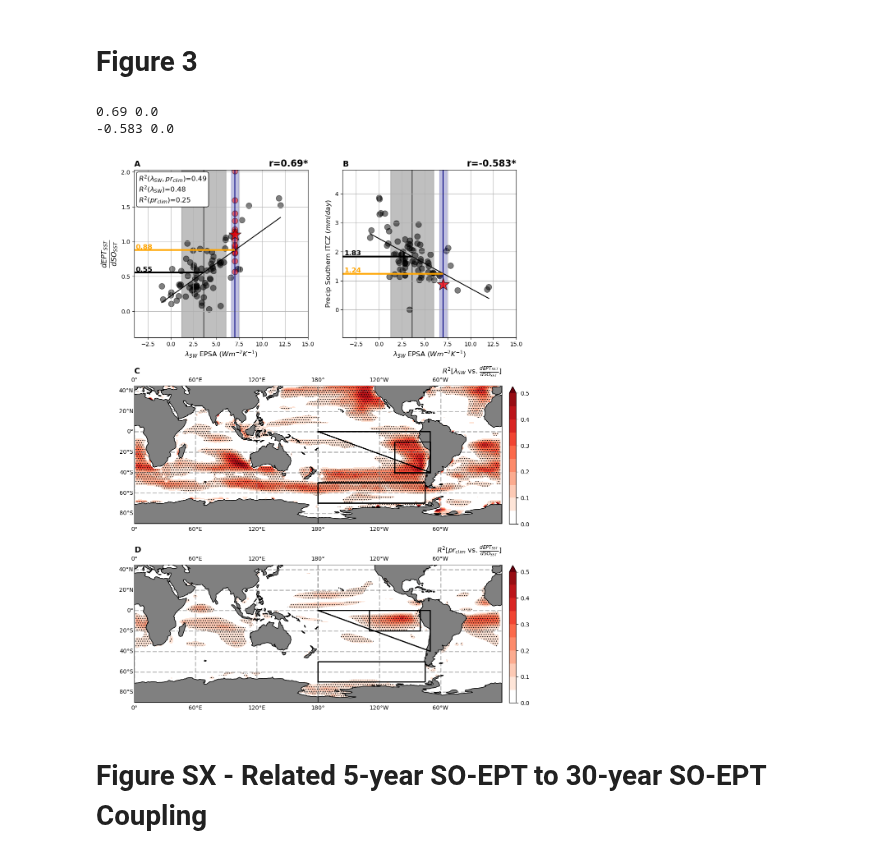
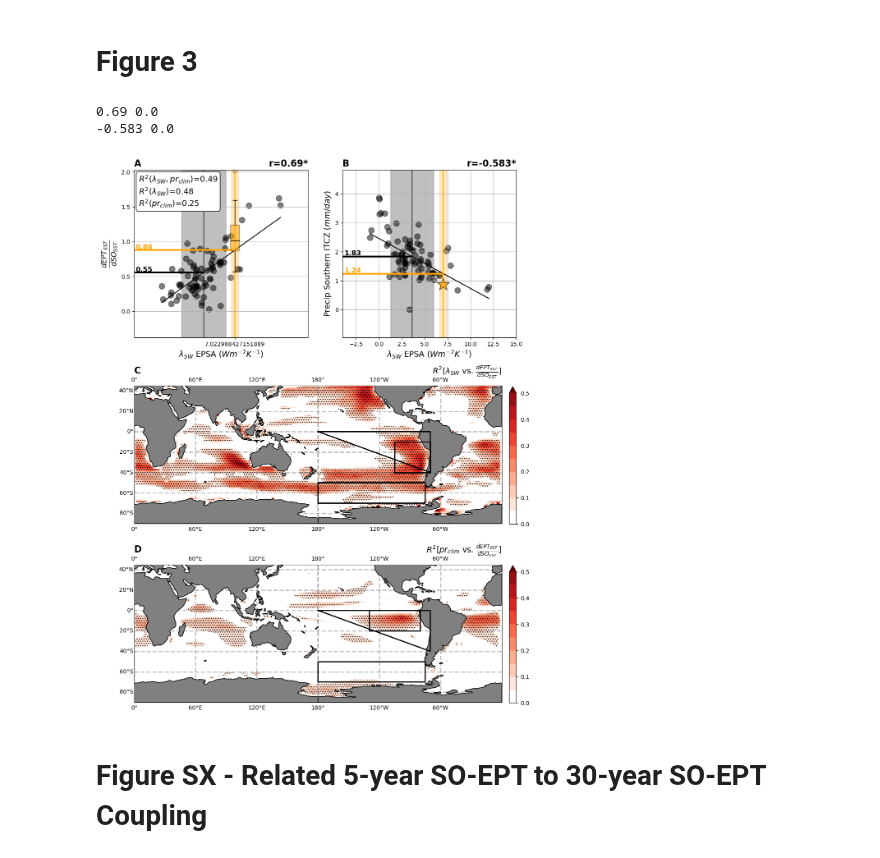
Before and after one commit to zacespinosa/SO-EP-teleconnection, a Jupyter notebook: Figure_Notebooks/Figure_3_swcf_coupling.ipynb, the cells around one changed output. Cells and saved outputs as stored; diff of their text form; code cells hidden in the pictures.

```diff
--- a/Figure_Notebooks/Figure_3_swcf_coupling.ipynb
+++ b/Figure_Notebooks/Figure_3_swcf_coupling.ipynb
@@ -72,8 +73,8 @@ def create_panel_a(ax, x6, y6, x5: list = [], y5: list = [], vline=0) -> None:
     ax.set_ylim(ymin-bordery, ymax+bordery)
 
     # Vertical line for avg and std of obs
-    ax.vlines(np.mean(vline), ymin=ymin-bordery, ymax=ymax+bordery, color="navy")
-    ax.fill_between(x=[np.mean(vline) - np.std(vline), np.mean(vline) + np.std(vline)], y1=ymin-bordery, y2=ymax+bordery,color="navy", alpha=.25)
+    ax.vlines(np.mean(vline), ymin=ymin-bordery, ymax=ymax+bordery, color="orange")
+    ax.fill_between(x=[np.mean(vline) - np.std(vline), np.mean(vline) + np.std(vline)], y1=ymin-bordery, y2=ymax+bordery,color="orange", alpha=.25)
 
     # Add Model Vertical Lines
     ax.vlines(mmm, ymin=ymin-bordery, ymax=ymax+bordery, color=colors[0], label='_nolegend_', alpha=.5, linewidth=2, zorder=0)
@@ -85,10 +86,12 @@ def create_panel_a(ax, x6, y6, x5: list = [], y5: list = [], vline=0) -> None:
     sig_obs = np.mean(vline)*slope+intercept
     hline_width = 3
     ax.hlines(y=sig_mmm, xmin=xmin-borderx, xmax=mmm, color="black", linewidth=hline_width)
+    # ax.hlines(y=sig_obs, xmin=xmin-borderx, xmax=np.mean(vline), color="navy", linewidth=hline_width)
     ax.hlines(y=sig_obs, xmin=xmin-borderx, xmax=np.mean(vline), color="orange", linewidth=hline_width)
 
     ax.text(s=f"{np.around(sig_mmm, 2)}", x=xmin-borderx*.95, y=sig_mmm + sig_mmm*.025, color="black", fontsize=12, fontweight="bold")
     ax.text(s=f"{np.around(sig_obs, 2)}", x=xmin-borderx*.95, y=sig_obs + sig_mmm*.025, color="orange", fontsize=12, fontweight="bold")
+    # ax.text(s=f"{np.around(sig_obs, 2)}", x=xmin-borderx*.95, y=sig_obs + sig_mmm*.025, color="navy", fontsize=12, fontweight="bold")
 
 def _global_plot(
     ax,
@@ -336,7 +339,8 @@ R-squared: 0.2485364510005994
 # %% [markdown]
 # Figure 3
 # %%
-title_fontsize = 14
+title_fontsize = 16
+fontsize=14
 # Create figure and gridspec
 fig = plt.figure(figsize=(12, 18))
 gs = fig.add_gridspec(3, 2, height_ratios=[1, 1, 1], wspace=0.2, hspace=0.2)  # 2 rows, 2 columns
@@ -352,7 +356,7 @@ ax4 = fig.add_subplot(gs[2, :], projection=ccrs.PlateCarree(central_longitude=18
 ######## SWCF EPSA vs dEPT/dSO ############
 y, x = get_shared_models(rvalues_so_ept_coupling["reg"].sel(years=12*5), swcf_cmip_epsa)
 create_panel_a(ax1, x.values, y.values, vline=obs_swcf)
-ax1.set_xlabel(r"$\lambda_{SW}$ EPSA ($Wm^{-2}K^{-1}$)", fontsize=12)
+ax1.set_xlabel(r"$\lambda_{SW}$ EPSA ($Wm^{-2}K^{-1}$)", fontsize=fontsize)
 ax1.set_ylabel(r"$\frac{d EPT_{SST}}{dSO_{SST}}$", fontsize=18)
 ax1.set_title(r"A", loc="left", fontweight="bold", fontsize=title_fontsize)
 ax1.grid()
@@ -370,27 +374,56 @@ ax1.text(
     ha='left',
     va='top',
     transform=ax1.transAxes,
-    fontsize=12,
+    fontsize=fontsize,
     multialignment='left',
     bbox=dict(facecolor='white', edgecolor='black', boxstyle='round,pad=0.3')
 )
 
-# Add one dot per obs
+# # Add one dot per obs
+# obs_mean = []
+# for model in obs_sst_so_ept_reg.model.values:
+#     obs_coupling = obs_sst_so_ept_reg.sel(model=model, years=12*5).reg.values
+#     obs_mean.append(obs_coupling)
+#     ax1.scatter(np.mean(obs_swcf), obs_coupling, s=100, alpha=.5, edgecolor="black", color="orange")
+#     # ax1.text(s=model, x=np.mean(obs_swcf) + .5, y=obs_coupling, color="black", fontsize=10) # Add text next to point with label
+# ax1.scatter(np.mean(obs_swcf), np.mean(obs_mean), s=500, zorder=100, alpha=.75, edgecolor="black", color="orange", label="Obs Mean", marker="*")
+
+# Gather all the obs_coupling values
 obs_mean = []
 for model in obs_sst_so_ept_reg.model.values:
     obs_coupling = obs_sst_so_ept_reg.sel(model=model, years=12*5).reg.values
     obs_mean.append(obs_coupling)
-    ax1.scatter(np.mean(obs_swcf), obs_coupling, s=100, alpha=.5, edgecolor="black", color="red")
-    # ax1.text(s=model, x=np.mean(obs_swcf) + .5, y=obs_coupling, color="black", fontsize=10) # Add text next to point with label
-ax1.scatter(np.mean(obs_swcf), np.mean(obs_mean), s=500, zorder=100, alpha=.75, edgecolor="black", color="red", label="Obs Mean", marker="*")
+
+# X position where you want to place the boxplot (same as mean SWCF position)
+xpos = np.mean(obs_swcf)
+
+# Draw the boxplot
+bp = ax1.boxplot(
+    obs_mean,
+    positions=[xpos],
+    widths=1.0,
+    patch_artist=True,
+    boxprops=dict(facecolor='orange', color='black'),
+    medianprops=dict(color='black'),
+    whiskerprops=dict(color='black'),
+    capprops=dict(color='black'),
+    flierprops=dict(marker='o', color='black', alpha=0.50)
+)
+
+# Set facecolor of each box to match original colors
+for patch in bp['boxes']:
+    patch.set_alpha(0.5)
+
+# Optional: Add the mean as a star on top of the box
+# ax1.scatter(xpos, np.mean(obs_mean), s=500, zorder=100, alpha=0.75, edgecolor="black", color="orange", label="Obs Mean", marker="*")
 
 ######## SWCF EPSA vs South ITCZ ############
 y, x = get_shared_models(cmip_precip_south_east_clim, swcf_cmip_epsa)
 create_panel_a(ax2, x.values, y.values, vline=obs_swcf)
-ax2.scatter(np.mean(obs_swcf), era5_precip_south_east_clim, s=500, zorder=100, alpha=0.75, marker='*', edgecolor="black", color="red")
+ax2.scatter(np.mean(obs_swcf), era5_precip_south_east_clim, s=500, zorder=100, alpha=0.75, marker='*', edgecolor="black", color="orange")
 # ax2.text(s="ERA5", x=np.mean(obs_swcf) + 0.75, y=era5_precip_south_east_clim, color="black", fontsize=12)
-ax2.set_xlabel(r"$\lambda_{SW}$ EPSA ($Wm^{-2}K^{-1}$)", fontsize=12)
-ax2.set_ylabel(r"Precip Southern ITCZ ($mm/day$)", fontsize=12)
+ax2.set_xlabel(r"$\lambda_{SW}$ EPSA ($Wm^{-2}K^{-1}$)", fontsize=fontsize)
+ax2.set_ylabel(r"Precip Southern ITCZ ($mm/day$)", fontsize=fontsize)
 ax2.set_title(r"B", loc="left", fontweight="bold", fontsize=title_fontsize)
 ax2.grid()
 
@@ -404,36 +437,36 @@ img,cbar = _global_plot(
     levels=np.arange(0, 0.55, 0.05),
     cmap="Reds",
 )
-ax3.set_title(r"$R^2[\lambda_{SW}$ vs. $\frac{dEPT_{SST}}{dSO_{SST}}]$", loc="right", fontsize=12)
+ax3.set_title(r"$R^2[\lambda_{SW}$ vs. $\frac{dEPT_{SST}}{dSO_{SST}}]$", loc="right", fontsize=fontsize)
 ax3.set_title(r"C", loc="left", fontweight="bold", fontsize=title_fontsize)
 #########################################################################
 
 ######## PRECIP vs dEPT/dSO ############
 img,cbar = _global_plot(
     ax4,
     data=r2_pr.values,
     pvalues=p_pr,
     lat=r2_pr.lat,
     lon=r2_pr.lon,
     levels=np.arange(0, 0.55, 0.05),
     cmap="Reds",
     itcz_box=True,
 )
-ax4.set_title(r"$R^2[pr_{clim}$ vs. $\frac{dEPT_{SST}}{dSO_{SST}}]$", loc="right", fontsize=12)
+ax4.set_title(r"$R^2[pr_{clim}$ vs. $\frac{dEPT_{SST}}{dSO_{SST}}]$", loc="right", fontsize=fontsize)
 ax4.set_title(r"D", loc="left", fontweight="bold", fontsize=title_fontsize)
 pos = ax4.get_position()
 new_pos = [pos.x0, pos.y0 + .03, pos.width, pos.height]  # shift down, stretch up
 ax4.set_position(new_pos)
 pos_cbar = cbar.ax.get_position()
 new_pos_cbar = [pos_cbar.x0, pos_cbar.y0 + .03, pos_cbar.width, pos_cbar.height]
 cbar.ax.set_position(new_pos_cbar)
 #########################################################################
 plt.savefig("/home/espinosa10/SO-EP-teleconnection/Manuscript_Figures/Main/Figure_3_revisions.png", dpi=300, bbox_inches="tight")
 plt.savefig("/home/espinosa10/SO-EP-teleconnection/Manuscript_Figures/Main/Figure_3_revisions.pdf", dpi=300, bbox_inches="tight")
 # %% [output]
 0.69 0.0
 -0.583 0.0
-[figure, old version]
+[figure, new version]
 # %% [markdown]
 # Figure SX - Related 5-year SO-EPT to 30-year SO-EPT Coupling
 # %%
```
Also changed, not shown: parts of 3 cells of this notebook, 20 other files.
